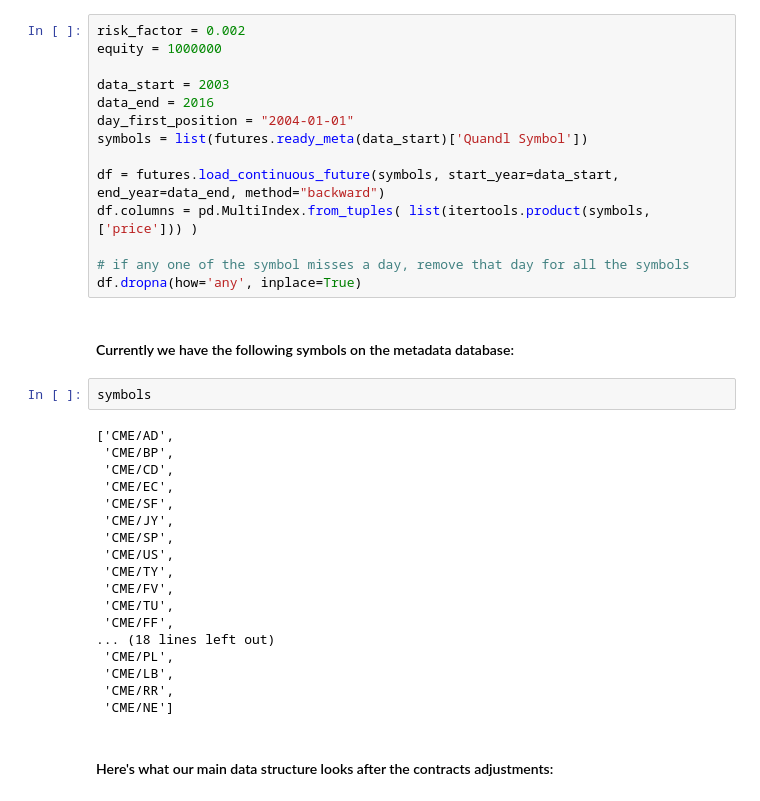
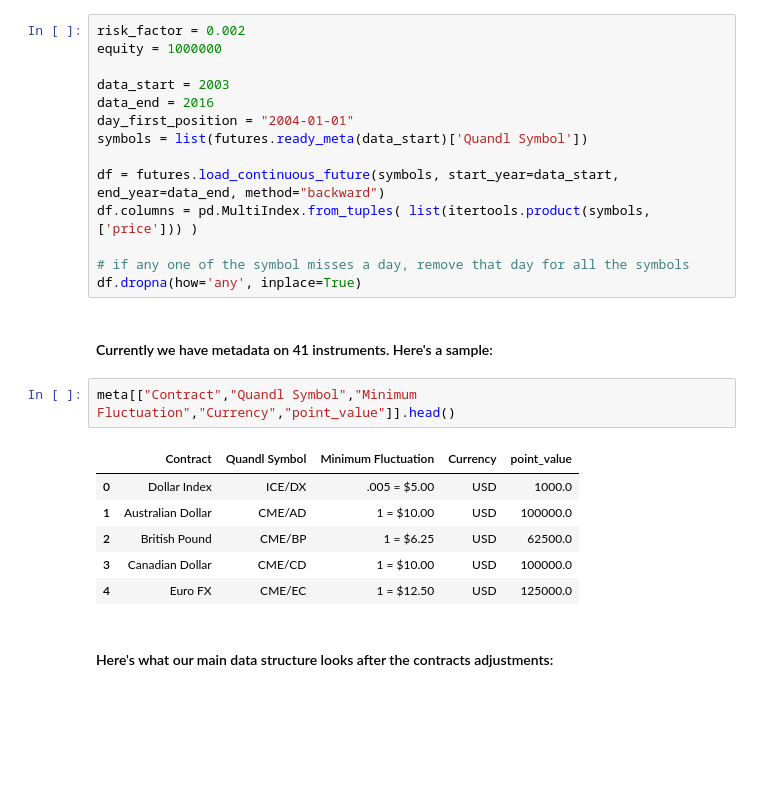
Before and after one commit to JoaoAparicio/TrendFollowingDemo, a Jupyter notebook: demo.ipynb, the cells around one changed output. Saved outputs shown, nothing was run; the diff lists cells and outputs as text; blank space fills up the shorter version.

```diff
--- a/demo.ipynb
+++ b/demo.ipynb
@@ -28,28 +28,17 @@ df.columns = pd.MultiIndex.from_tuples( list(itertools.product(symbols, ['price'
 
 # if any one of the symbol misses a day, remove that day for all the symbols
 df.dropna(how='any', inplace=True)
-# %% [markdown]
-#### Currently we have the following symbols on the metadata database:
-# %%
-symbols
-# %% [output]
-['CME/AD',
- 'CME/BP',
- 'CME/CD',
- 'CME/EC',
- 'CME/SF',
- 'CME/JY',
- 'CME/SP',
- 'CME/US',
- 'CME/TY',
- 'CME/FV',
- 'CME/TU',
- 'CME/FF',
-... (18 lines left out)
- 'CME/PL',
- 'CME/LB',
- 'CME/RR',
- 'CME/NE']
+# %% [markdown]
+#### Currently we have metadata on 41 instruments. Here's a sample:
+# %%
+meta[["Contract","Quandl Symbol","Minimum Fluctuation","Currency","point_value"]].head()
+# %% [output]
+|  | Contract | Quandl Symbol | Minimum Fluctuation | Currency | point_value |
+| 0 | Dollar Index | ICE/DX | .005 = $5.00 | USD | 1000.0 |
+| 1 | Australian Dollar | CME/AD | 1 = $10.00 | USD | 100000.0 |
+| 2 | British Pound | CME/BP | 1 = $6.25 | USD | 62500.0 |
+| 3 | Canadian Dollar | CME/CD | 1 = $10.00 | USD | 100000.0 |
+| 4 | Euro FX | CME/EC | 1 = $12.50 | USD | 125000.0 |
 # %% [markdown]
 #### Here's what our main data structure looks after the contracts adjustments:
 # %%
```
Also changed, not shown: parts of 6 cells of this notebook.
